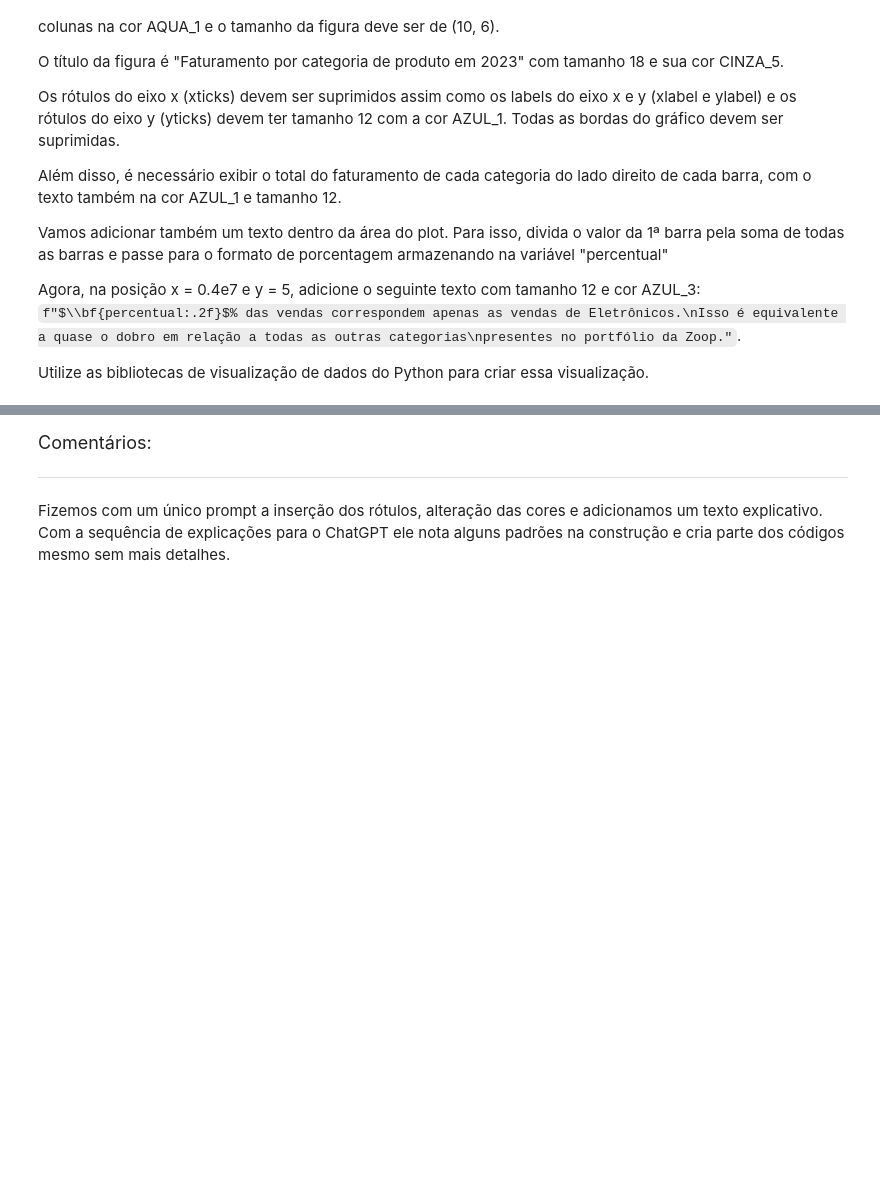
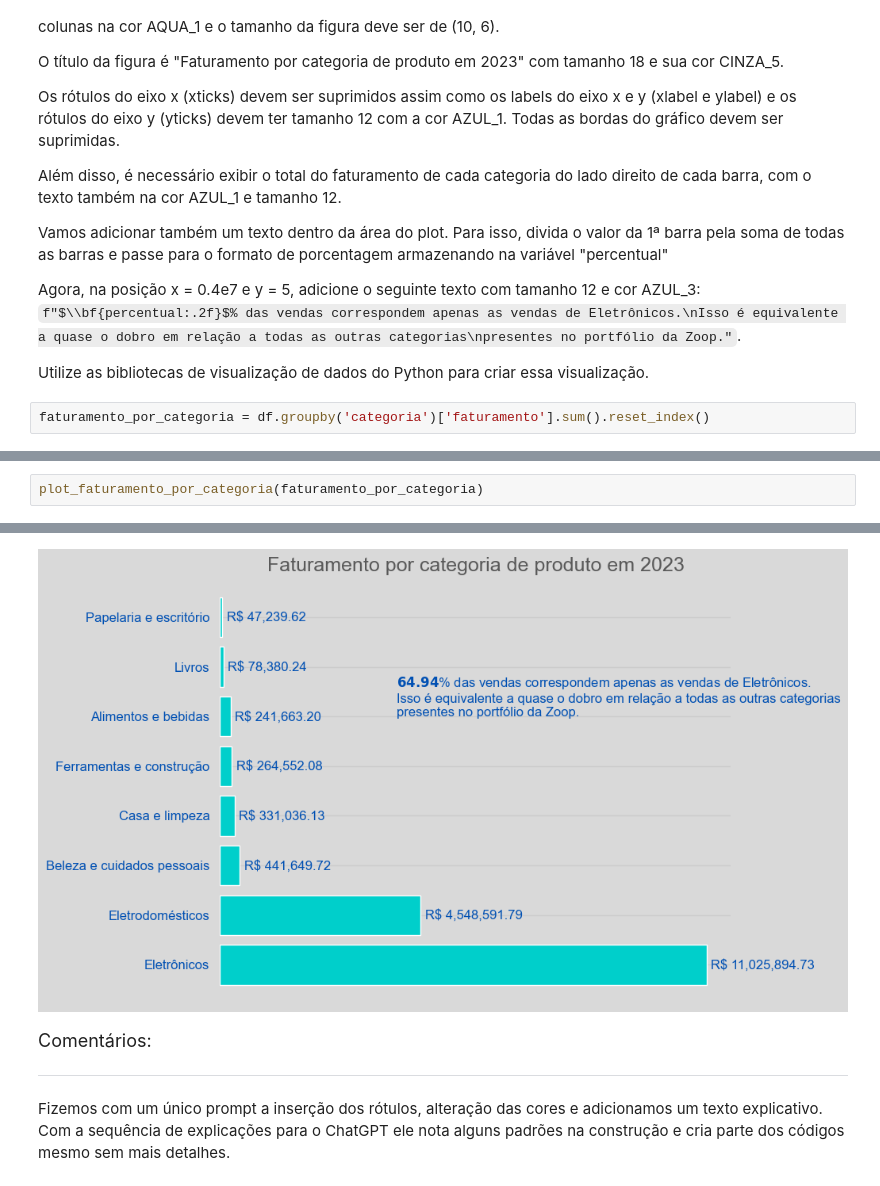
Before and after one commit to JCrpa/curso11_python_data_science_IA_dataviz, a Jupyter notebook: Projeto_Inicial_IA_aplicada_a_Data_Science.ipynb, the cells around one changed output, grey strips where cells are left out. Saved outputs shown, nothing was run; the diff lists cells and outputs as text; blank space fills up the shorter version.

```diff
--- a/Projeto_Inicial_IA_aplicada_a_Data_Science.ipynb
+++ b/Projeto_Inicial_IA_aplicada_a_Data_Science.ipynb
@@ -1883,3 +1886,5 @@ Vamos adicionar também um texto dentro da área do plot. Para isso, divida o va
 Agora, na posição x = 0.4e7 e y = 5, adicione o seguinte texto com tamanho 12 e cor AZUL_3: `f"$\\bf{percentual:.2f}$% das vendas correspondem apenas as vendas de Eletrônicos.\nIsso é equivalente a quase o dobro em relação a todas as outras categorias\npresentes no portfólio da Zoop."`.
 
 Utilize as bibliotecas de visualização de dados do Python para criar essa visualização.
+# %%
+faturamento_por_categoria = df.groupby('categoria')['faturamento'].sum().reset_index()
@@ -1885,0 +1942,3 @@ Utilize as bibliotecas de visualização de dados do Python para criar essa visu
+# %%
+plot_faturamento_por_categoria(faturamento_por_categoria)
+# %% [output]
@@ -1886,3 +1946,4 @@ Utilize as bibliotecas de visualização de dados do Python para criar essa visu
+[figure, added]
 # %% [markdown]
 <font color="7b71ff" size=4> Comentários: </font>
 
```
Also changed, not shown: parts of 3 cells of this notebook.
